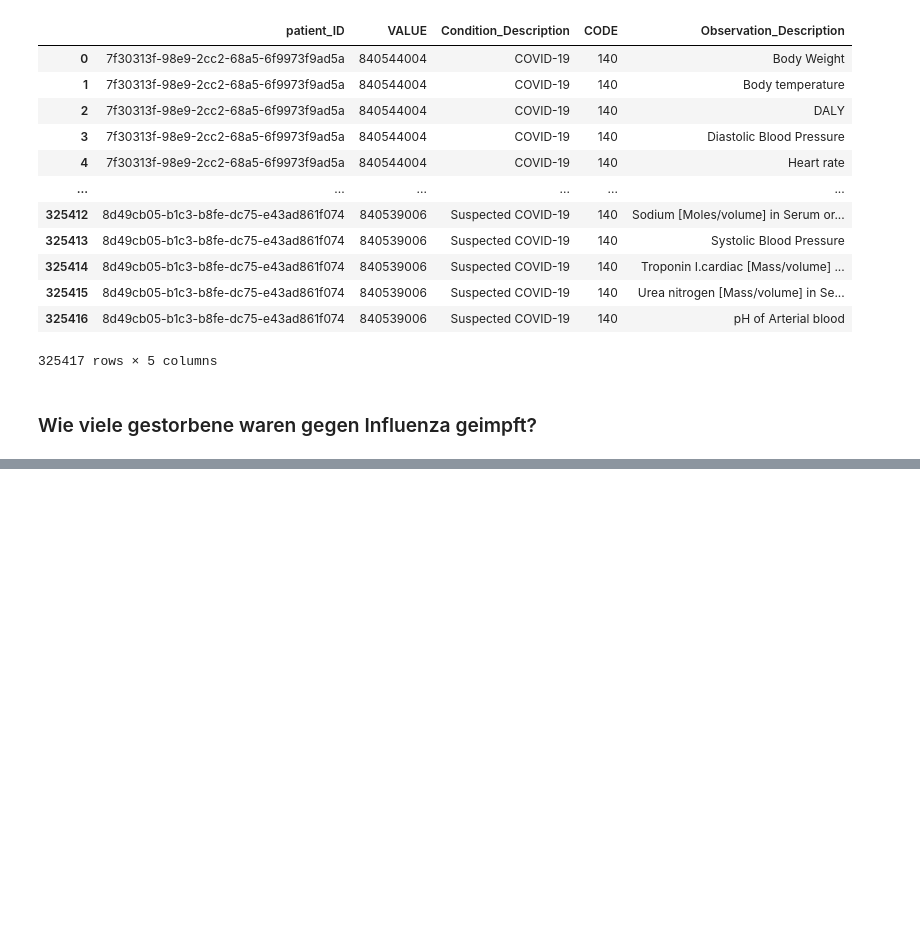
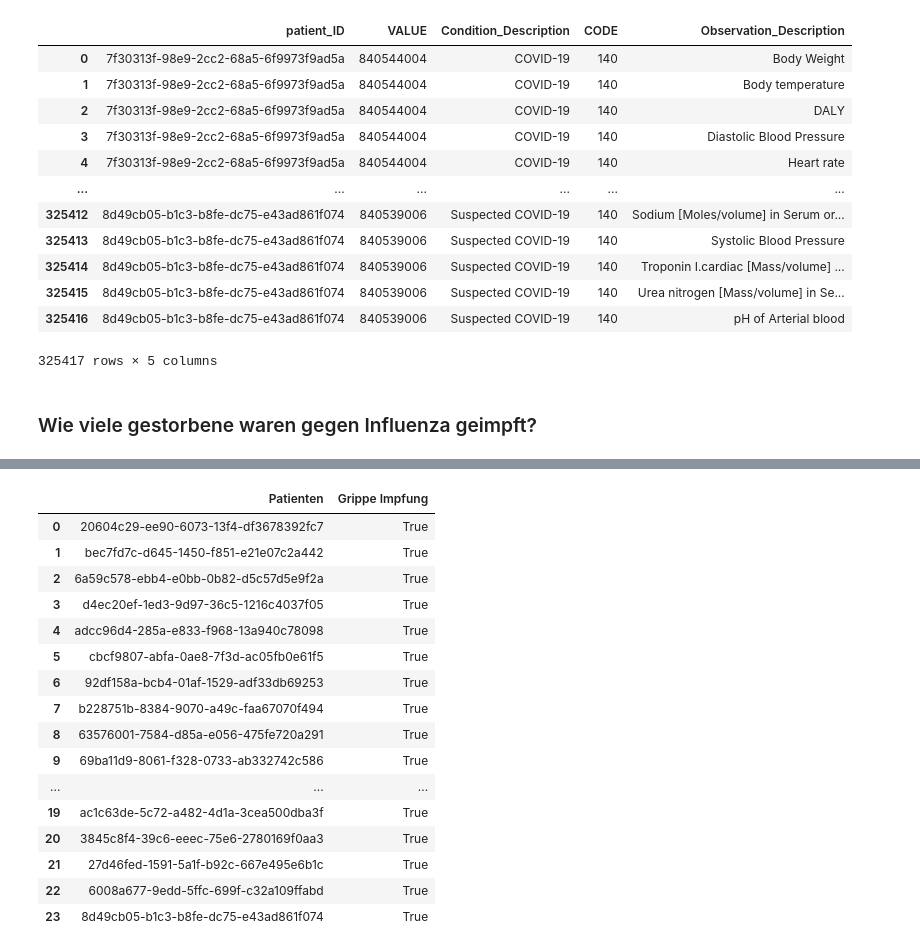
Before and after one commit to Fuenfgeld/DMA2022DataProjectA, a Jupyter notebook: tosql.ipynb, the cells around one changed output, grey strips where cells are left out. Drawn from its saved outputs; the diff is of its cells as text; code cells hidden in the pictures; blank space fills up the shorter version.

Commit message:
Pruefung ob die Patienten mit schwerem Verlauf eine Grippeimpfung erhalten haben #18

```diff
--- a/tosql.ipynb
+++ b/tosql.ipynb
@@ -439,4 +439,4 @@ df_nur_influenza_geimpfte
 # %% [markdown]
 ### Wie viele gestorbene waren gegen Influenza geimpft?
 # %%
-df_alle = pd.read_sql_query("SELECT patient_ID, facts_table.VALUE, conditions.DESCRIPTION AS Condition_Description, immunizations.CODE, observations.DESCRIPTION AS Observation_Description FROM facts_table LEFT JOIN conditions ON facts_table.patient_ID = conditions.PATIENT LEFT JOIN immunizations ON facts_table.patient_ID = immunizations.PATIENT LEFT JOIN observations ON facts_table.patient_ID = observations.PATIENT WHERE facts_table.condition_Id is NOT NULL AND (facts_table.VALUE==840539006 OR facts_table.VALUE==840544004) AND observations.VALUE=='COVID-19'", conn)
+df_alle_patienten_infos = pd.read_sql_query("SELECT patient_ID, facts_table.VALUE, conditions.DESCRIPTION AS Condition_Description, immunizations.CODE, observations.DESCRIPTION AS Observation_Description FROM facts_table LEFT JOIN conditions ON facts_table.patient_ID = conditions.PATIENT LEFT JOIN immunizations ON facts_table.patient_ID = immunizations.PATIENT LEFT JOIN observations ON facts_table.patient_ID = observations.PATIENT WHERE facts_table.condition_Id is NOT NULL AND (facts_table.VALUE==840539006 OR facts_table.VALUE==840544004) AND observations.VALUE=='COVID-19'", conn)
@@ -463,6 +442,0 @@ len(df_alle[df_alle.CODE == 140])
-# %%
-i = 0
-for patient in df_alle.index:
-    df_alle[patient].patient_ID
-
-print(i)
@@ -471,2 +459,32 @@ print(i)
+# %%
+impfkandidat = []
+geimpfte_patienten_df = pd.DataFrame(columns=['Patienten', 'Grippe Impfung'])
+geimpfte_patienten_df.Patienten = df_alle_patienten_infos.patient_ID.unique()
+
+#Prüfung ob der Code 140 in den Daten enthalten ist, dieser gibt Aufschluss darauf ob die Patienten eine Grippeimpfung erhalten haben.
+for id in df_alle_patienten_infos.patient_ID.unique():
+    patient = df_alle_patienten_infos.loc[df_alle_patienten_infos.patient_ID == id]
+    exist = 140 in patient['CODE'].unique()
+    impfkandidat.append(exist)
+geimpfte_patienten_df['Grippe Impfung']= impfkandidat
+geimpfte_patienten_df
+# %% [output]
+|  | Patienten | Grippe Impfung |
+| 0 | 20604c29-ee90-6073-13f4-df3678392fc7 | True |
+| 1 | bec7fd7c-d645-1450-f851-e21e07c2a442 | True |
+| 2 | 6a59c578-ebb4-e0bb-0b82-d5c57d5e9f2a | True |
+| 3 | d4ec20ef-1ed3-9d97-36c5-1216c4037f05 | True |
+| 4 | adcc96d4-285a-e833-f968-13a940c78098 | True |
+| 5 | cbcf9807-abfa-0ae8-7f3d-ac05fb0e61f5 | True |
+| 6 | 92df158a-bcb4-01af-1529-adf33db69253 | True |
+| 7 | b228751b-8384-9070-a49c-faa67070f494 | True |
+| 8 | 63576001-7584-d85a-e056-475fe720a291 | True |
+| 9 | 69ba11d9-8061-f328-0733-ab332742c586 | True |
+| ... | ... | ... |
+| 19 | ac1c63de-5c72-a482-4d1a-3cea500dba3f | True |
+| 20 | 3845c8f4-39c6-eeec-75e6-2780169f0aa3 | True |
+| 21 | 27d46fed-1591-5a1f-b92c-667e495e6b1c | True |
+| 22 | 6008a677-9edd-5ffc-699f-c32a109ffabd | True |
+| 23 | 8d49cb05-b1c3-b8fe-dc75-e43ad861f074 | True |
 # %%
 #conn.close()
```
Also changed, not shown: parts of 5 cells of this notebook.
